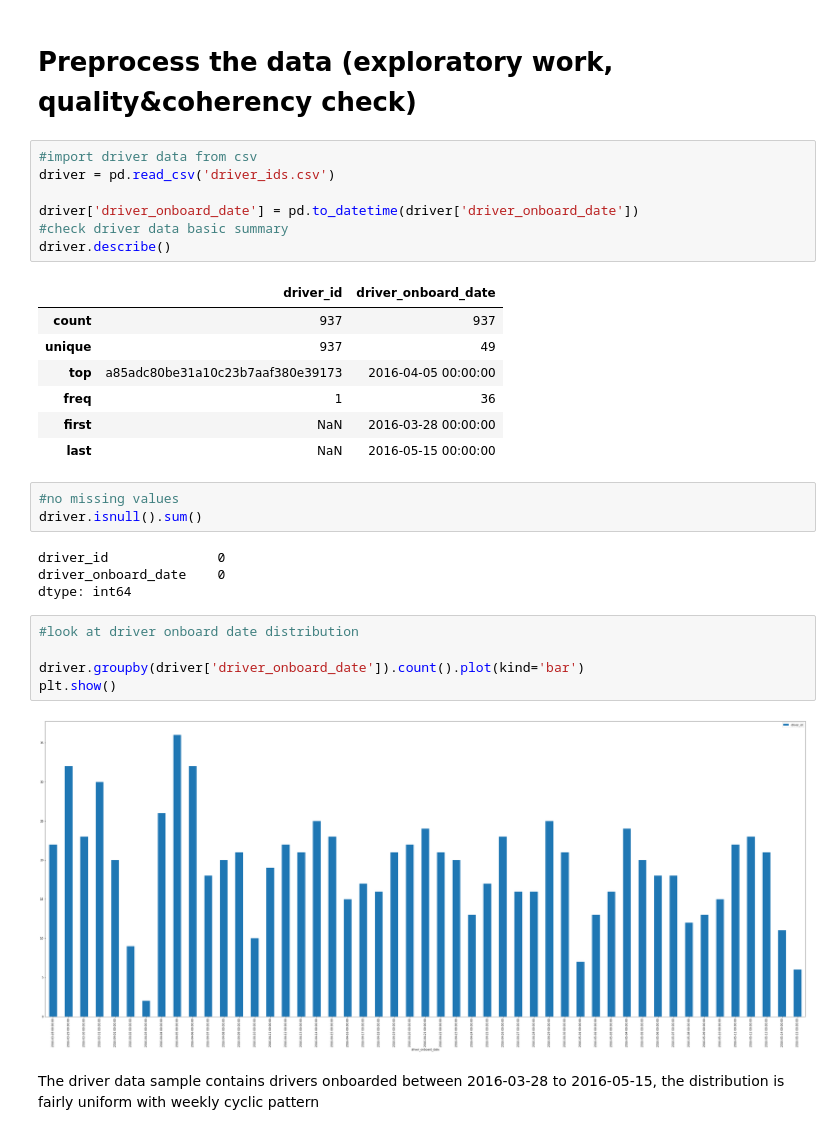
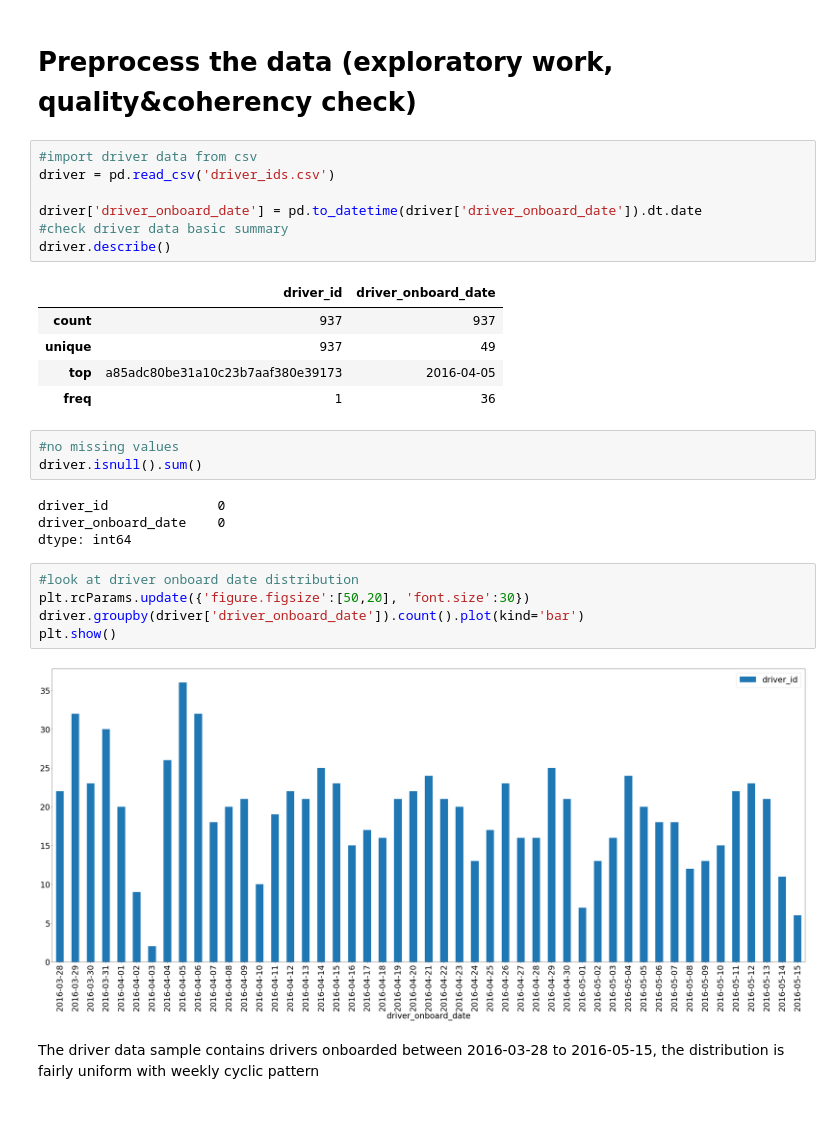
Before and after one commit to slu2009/data_work, a Jupyter notebook: Lyft Data Assignment.ipynb, the cells around one changed output. Drawn from its saved outputs; the diff is of its cells as text.

```diff
--- a/Lyft Data Assignment.ipynb
+++ b/Lyft Data Assignment.ipynb
@@ -10,17 +10,15 @@ import matplotlib.dates
 #import driver data from csv
 driver = pd.read_csv('driver_ids.csv')
 
-driver['driver_onboard_date'] = pd.to_datetime(driver['driver_onboard_date'])
+driver['driver_onboard_date'] = pd.to_datetime(driver['driver_onboard_date']).dt.date
 #check driver data basic summary
 driver.describe()
 # %% [output]
 |  | driver_id | driver_onboard_date |
 | count | 937 | 937 |
 | unique | 937 | 49 |
-| top | a85adc80be31a10c23b7aaf380e39173 | 2016-04-05 00:00:00 |
+| top | a85adc80be31a10c23b7aaf380e39173 | 2016-04-05 |
 | freq | 1 | 36 |
-| first | NaN | 2016-03-28 00:00:00 |
-| last | NaN | 2016-05-15 00:00:00 |
 # %%
 #no missing values
 driver.isnull().sum()
@@ -30,11 +28,11 @@ driver_onboard_date    0
 dtype: int64
 # %%
 #look at driver onboard date distribution
-
+plt.rcParams.update({'figure.figsize':[50,20], 'font.size':30})
 driver.groupby(driver['driver_onboard_date']).count().plot(kind='bar')
 plt.show()
 # %% [output]
-[figure, old version]
+[figure, new version]
 # %% [markdown]
 The driver data sample contains drivers onboarded between 2016-03-28 to 2016-05-15, the distribution is fairly uniform with weekly cyclic pattern
 # %%
```
Also changed, not shown: parts of 4 cells of this notebook.
